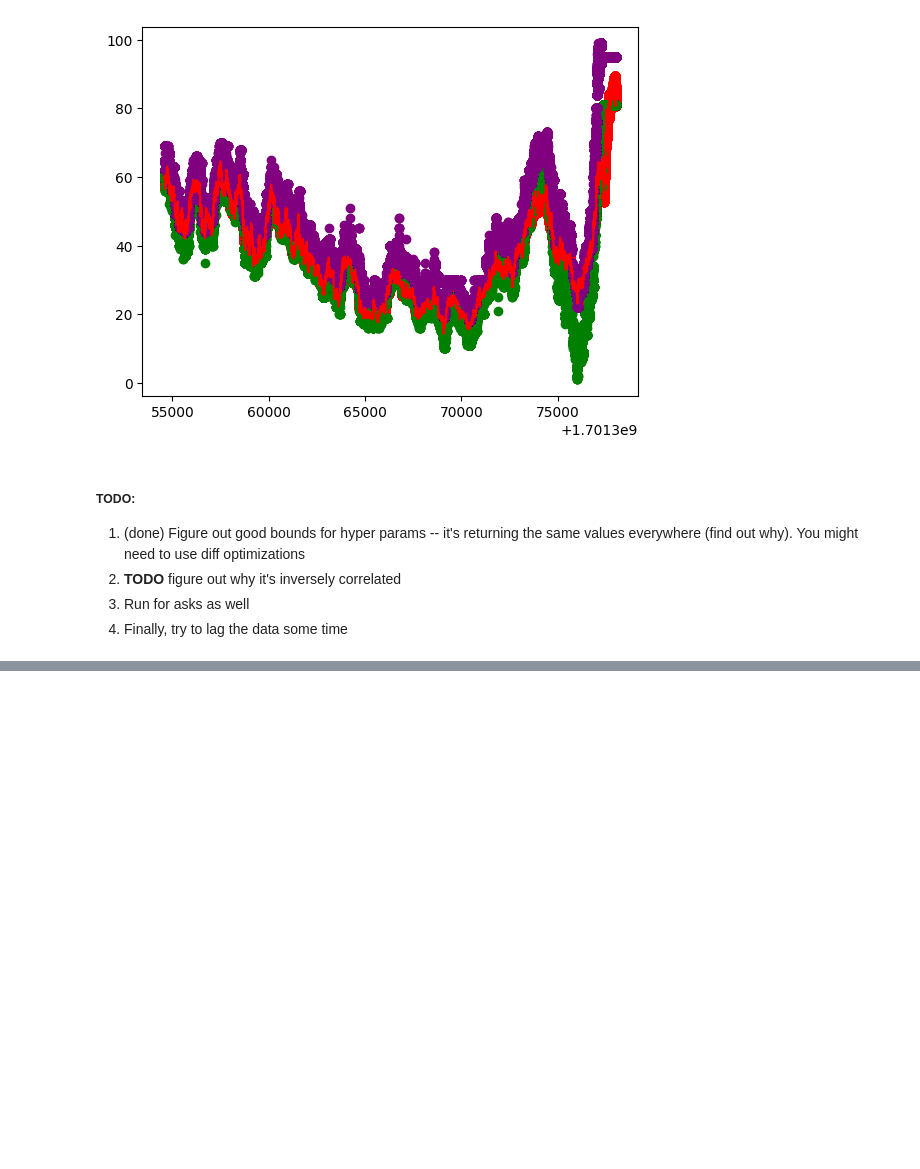
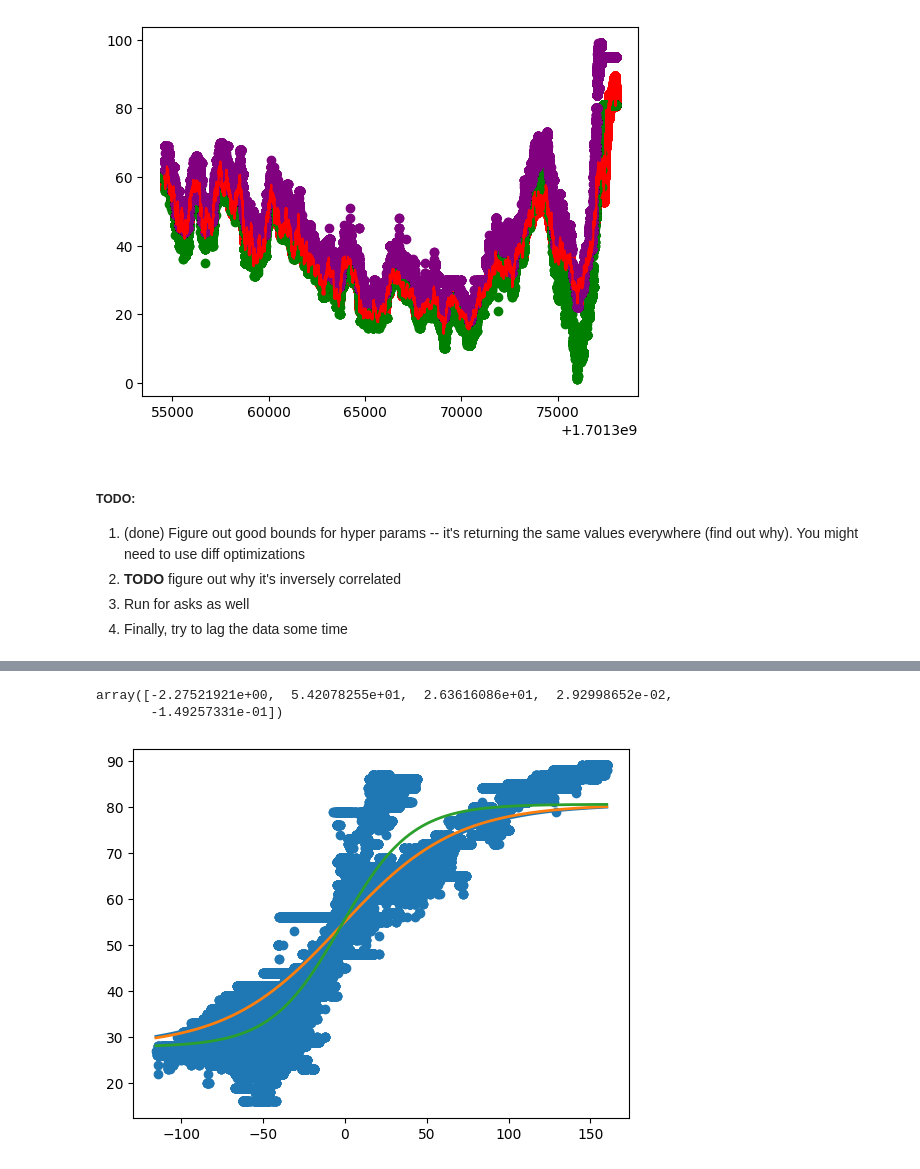
Before and after one commit to kamyarghiam/kalshi_bot, a Jupyter notebook: src/strategy/research/modeling/up_down_modeling.ipynb, the cells around one changed output, grey strips where cells are left out. Saved outputs shown, nothing was run; the diff lists cells and outputs as text; code cells hidden in the pictures; blank space fills up the shorter version.

```diff
--- a/src/strategy/research/modeling/up_down_modeling.ipynb
+++ b/src/strategy/research/modeling/up_down_modeling.ipynb
@@ -147,0 +240,39 @@ plt.show()
+# %%
+# Curve to be fitted (for ONE dataset)
+def func( x_time_tup, x0, y0, A, c, p ):
+    xval = x_time_tup[0]
+    time = x_time_tup[1]
+    return y0 + A * np.tanh( c * ( xval - x0 )/ (time ** p + 1) )
+# %%
+# Normalize time column
+df['norm_time'] = (df.time - df.time.min()) / (df.time.max() - df.time.min())
+# %%
+from scipy.optimize import curve_fit
+x1, x2, y1, y2 = min( df.x ), max( df.x ), min( df.y ), max( df.y )
+p0 = [ 0.5*(x1+x2), 0.5*(y1+y2), 0.5*(y2-y1), 1.0, 1.1]
+params, cv = curve_fit( func, (df.x, df.time), df.y,p0=p0 )
+# %%
+params
+# %% [output]
+array([-2.27521921e+00,  5.42078255e+01,  2.63616086e+01,  2.92998652e-02,
+       -1.49257331e-01])
+# %%
+xtest =  np.linspace( df.x.min(), df.x.max(), 2000 )
+time_test = np.linspace( df.time.min(), df.time.max(), 2000 )
+ytest = [func((x,t), *params) for x,t in zip(xtest,[0.4]*2000)]
+import matplotlib.pyplot as plt
+plt.plot( xtest, ytest, linewidth=2)
+
+ytest = [func((x,t), *params) for x,t in zip(xtest,[0.75]*2000)]
+import matplotlib.pyplot as plt
+plt.plot( xtest, ytest, linewidth=2)
+
+ytest = [func((x,t), *params) for x,t in zip(xtest,[10000]*2000)]
+import matplotlib.pyplot as plt
+plt.plot( xtest, ytest, linewidth=2)
+
+plt.scatter( df.x, df.y,)
+
+plt.show()
+# %% [output]
+[figure, added]
```
Also changed, not shown: parts of 15 cells of this notebook.
